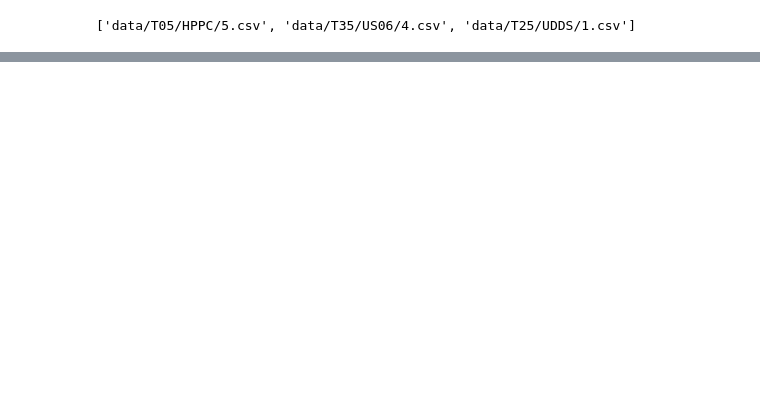
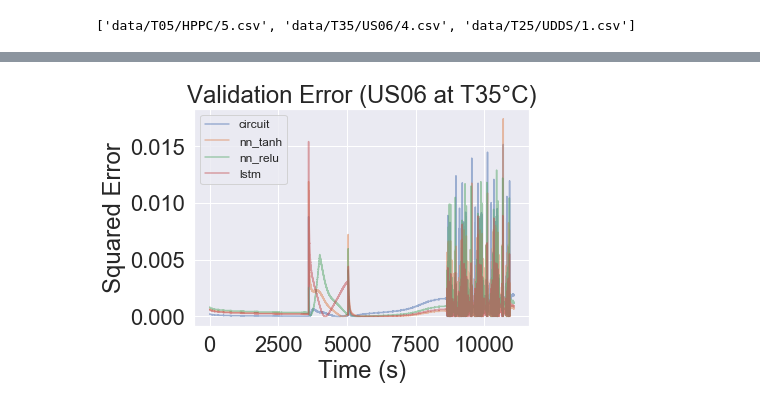
Before and after one commit to bradleybarnhart/EE-292X-Battery-Modeling, a Jupyter notebook: modeling.ipynb, the cells around one changed output, grey strips where cells are left out. Drawn from its saved outputs; the diff is of its cells as text; code cells hidden in the pictures; blank space fills up the shorter version.

```diff
--- a/modeling.ipynb
+++ b/modeling.ipynb
@@ -564,2 +512,51 @@ for dev_path in [dev_paths[1]]:
+# %%
+sns.set(font_scale=2) # plot font size
+for dev_path in [dev_paths[1]]:
+    fig, ax = plt.subplots()
+
+    # ground truth
+    voltage = pd.DataFrame.to_numpy(df_dev['voltage_v'][df_dev['data_path'] == dev_path])
+    #plt.plot(voltage, label='true', linewidth=2, linestyle='dashed', zorder=10, alpha=0.5)
+
+    # circuit model
+    v_oc = pd.DataFrame.to_numpy(df_dev['v_oc'][df_dev['data_path'] == dev_path])
+    v_p = pd.DataFrame.to_numpy(df_dev['v_p'][df_dev['data_path'] == dev_path])
+    v_i = pd.DataFrame.to_numpy(df_dev['current_a'][df_dev['data_path'] == dev_path] * r_0)
+    v_hat = v_oc - v_p - (-1) * v_i
+    plt.plot(np.power(voltage - v_hat, 2), label='circuit', alpha=0.5)
+
+    # linear regression
+    X = X_dev[['current_a','soc']][X_dev['data_path'] == dev_path].values
+    y = y_dev['voltage_v'][y_dev['data_path'] == dev_path].values
+    #reg_pred = model_reg.predict(X).reshape(y.shape)
+    #plt.plot(reg_pred, label='reg', alpha=0.5)
+
+    # nn tanh
+    tanh_pred = model_nn_tanh.predict(X).reshape(y.shape)
+    plt.plot(np.power(voltage - tanh_pred, 2), label='nn_tanh', alpha=0.5)
+
+    # nn relu
+    relu_pred = model_nn_relu.predict(X).reshape(y.shape)
+    plt.plot(np.power(voltage - relu_pred, 2), label='nn_relu', alpha=0.5)
+
+    # lstm
+    X, y = windowed_data(X_dev[X_dev['data_path'] == dev_path],
+                         y_dev[y_dev['data_path'] == dev_path],
+                         lstm_window_size)
+    lstm_pred = model_lstm.predict(X)
+    lstm_pred_padded = np.concatenate((np.repeat(lstm_pred[0], lstm_window_size-1).reshape((lstm_window_size-1, 1)), lstm_pred), axis=0).reshape(voltage.shape)
+    plt.plot(np.power(voltage - lstm_pred_padded, 2), label='lstm', alpha=0.5)
+
+    # format plot nicely
+    cycle = dev_path.split('/')[-2]
+    temp = dev_path.split('/')[-3]
+    clean_dev_path = cycle + " at " + temp + "°C"
+    plt.title('Validation Error ({})'.format(clean_dev_path))
+    plt.legend(loc='upper left', fontsize=12)
+    #plt.legend(title='Model', loc='right', bbox_to_anchor=(1.75, 0.5), ncol=1)
+    plt.ylabel('Squared Error')
+    plt.xlabel('Time (s)')
+# %% [output]
+[figure, added]
 # %%
 sns.set(font_scale=2) # plot font size
```
Also changed, not shown: parts of 17 cells of this notebook, 1 other file.
